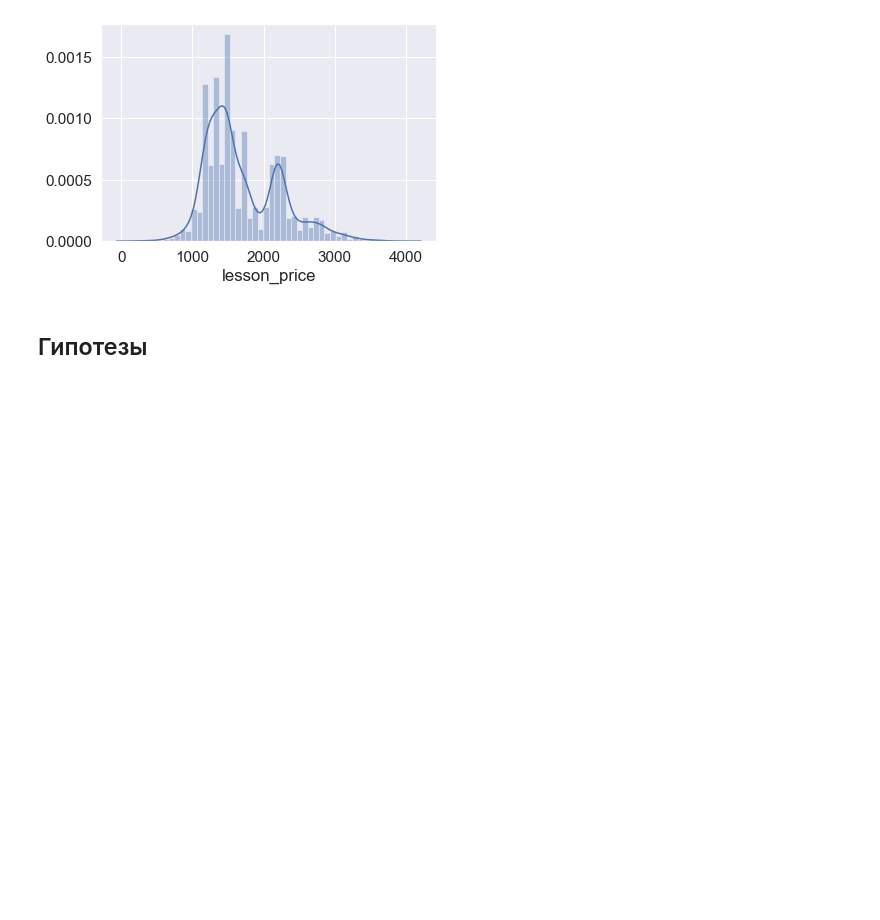
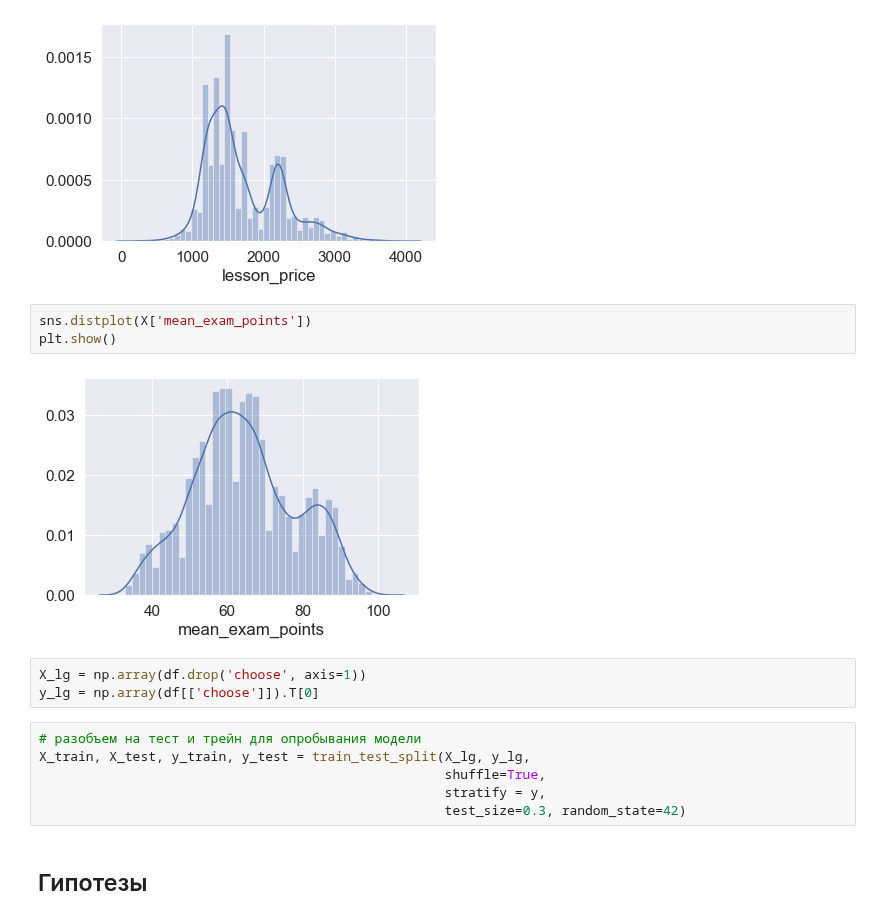
Before and after one commit to stureiko/GeekBrains, a Jupyter notebook: Algoritms/choose-tutors/choose-tutors.ipynb, the cells around one changed output. Cells and saved outputs as stored; diff of their text form; blank space fills up the shorter version.

```diff
--- a/Algoritms/choose-tutors/choose-tutors.ipynb
+++ b/Algoritms/choose-tutors/choose-tutors.ipynb
@@ -184,6 +191,20 @@ sns.distplot(X['lesson_price'])
 plt.show()
 # %% [output]
 [figure]
+# %%
+sns.distplot(X['mean_exam_points'])
+plt.show()
+# %% [output]
+[figure, added]
+# %%
+X_lg = np.array(df.drop('choose', axis=1))
+y_lg = np.array(df[['choose']]).T[0]
+# %%
+# разобъем на тест и трейн для опробывания модели
+X_train, X_test, y_train, y_test = train_test_split(X_lg, y_lg,
+                                                    shuffle=True,
+                                                    stratify = y,
+                                                    test_size=0.3, random_state=42)
 # %% [markdown]
 ## Гипотезы
 # %% [markdown]
```
Also changed, not shown: parts of 28 cells of this notebook, 3 other files.
